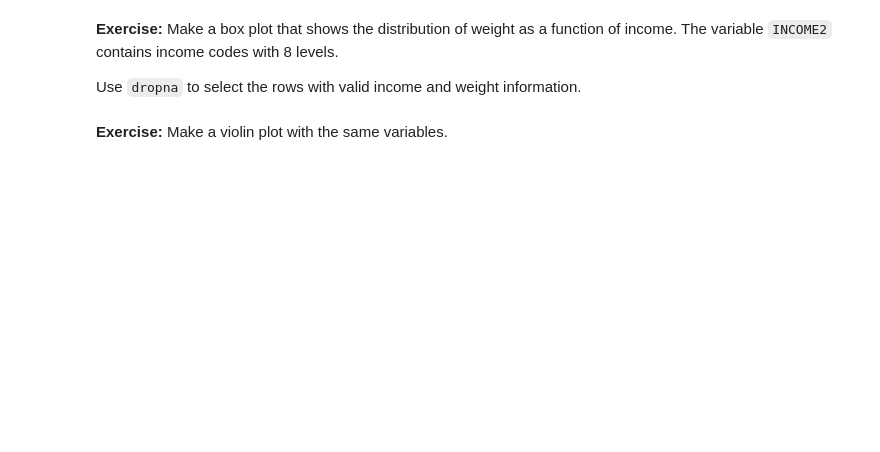
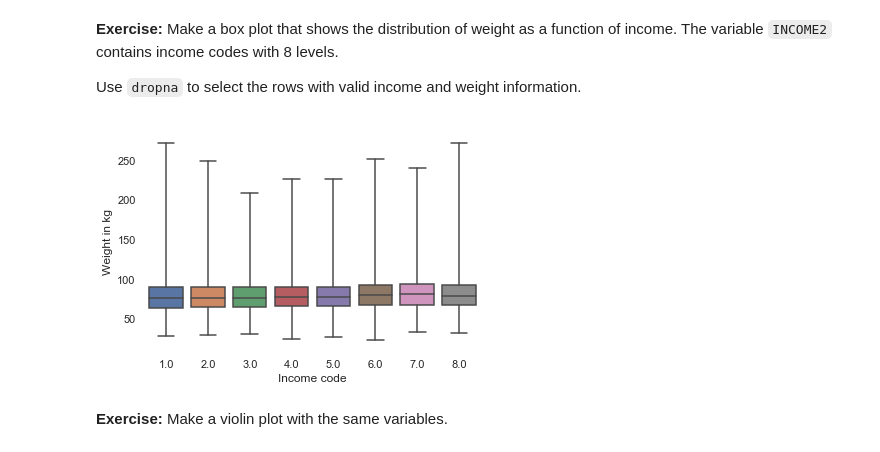
Before and after one commit to gsidsid/ThinkStats2, a Jupyter notebook: homeworks/homework03.ipynb, the cells around one changed output. Drawn from its saved outputs; the diff is of its cells as text; code cells hidden in the pictures; blank space fills up the shorter version.

```diff
--- a/homeworks/homework03.ipynb
+++ b/homeworks/homework03.ipynb
@@ -208,2 +210,13 @@ Use `dropna` to select the rows with valid income and weight information.
+# %%
+# Solution goes here
+data = brfss.dropna(subset=['INCOME2', 'WTKG3'])
+
+sns.boxplot(x='INCOME2', y='WTKG3', data=data, whis=10)
+
+sns.despine(left=True, bottom=True)
+plt.xlabel('Income code')
+plt.ylabel('Weight in kg');
+# %% [output]
+[figure, added]
 # %% [markdown]
 **Exercise:** Make a violin plot with the same variables.
```
Also changed, not shown: parts of 49 cells of this notebook.
